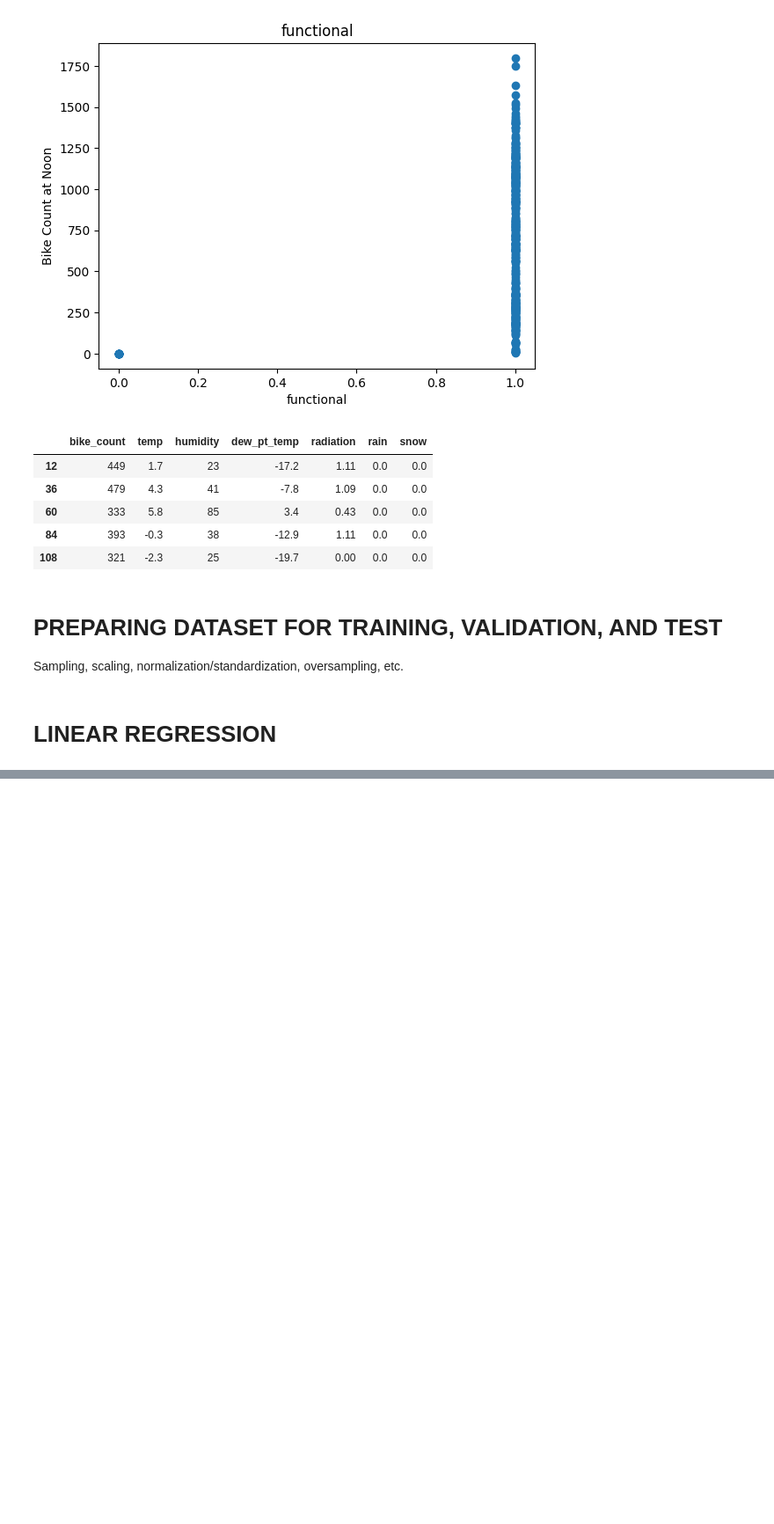
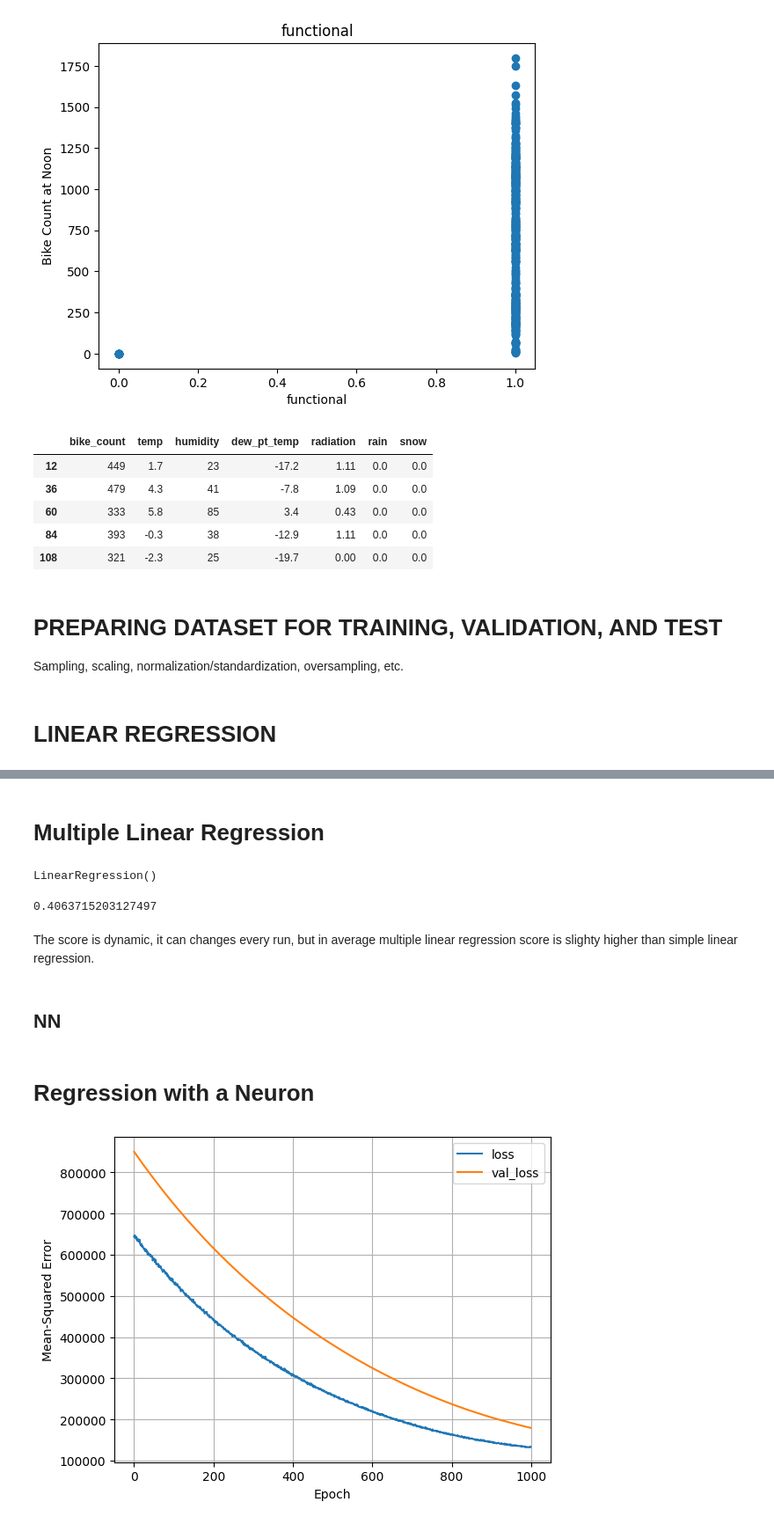
Before and after one commit to luthfiarsd/machinelearning-basic, a Jupyter notebook: regression-seoul_bike.ipynb, the cells around one changed output, grey strips where cells are left out. Shown: that part at 88% size. Cells and saved outputs as stored; diff of their text form; code cells hidden in the pictures; blank space fills up the shorter version.

```diff
--- a/regression-seoul_bike.ipynb
+++ b/regression-seoul_bike.ipynb
@@ -90,0 +173,2 @@ from sklearn.linear_model import LinearRegression
+# %% [markdown]
+# **Multiple Linear Regression**
@@ -90,0 +182,58 @@ from sklearn.linear_model import LinearRegression
+# %%
+all_reg = LinearRegression()
+
+# Fitting the model into the dataset
+all_reg.fit(X_train_all, y_train_all)
+# %% [output]
+LinearRegression()
+# %%
+# Getting the R^2 (Coefficient of Determination)
+all_reg.score(X_test_all, y_test_all)
+# %% [output]
+0.4063715203127497
+# %% [markdown]
+The score is dynamic, it can changes every run, but in average multiple linear regression score is slighty higher than simple linear regression.
+# %% [markdown]
+## **NN**
+# %% [markdown]
+# **Regression with a Neuron**
+# %%
+# MAKE NORMALIZATION LAYER
+
+# Normalization: change the distribution of temperature data into a more standard or normal distribution, with a mean of zero and a standard deviation of one.
+
+# Input shape 1D
+temp_normalizer= tf.keras.layers.Normalization(input_shape=(1,), axis=None)
+
+# Adapt normalized value in X_train_temp (X_train_temp is reshaped first into 1D)
+temp_normalizer.adapt(X_train_temp.reshape(-1))
+# %%
+# MAKE A NEURON MODEL
+temp_1n_model = tf.keras.Sequential([
+    temp_normalizer,
+    # Unlike Neural Network in Classification, there's no activation because the output is going to be linear.
+    tf.keras.layers.Dense(1)
+])
+
+# COMPILING MODEL
+# Learning rate etc, affects the training performance
+temp_1n_model.compile(optimizer=tf.keras.optimizers.Adam(learning_rate=0.1), loss="mean_squared_error")
+
+# FITTING THE MODEL INTO THE DATASET
+history = temp_1n_model.fit(
+        X_train_temp, y_train_temp, epochs=1000, validation_data=(X_valid_temp, y_valid_temp), verbose=0
+    )
+# %%
+def plot_loss(history):
+  plt.plot(history.history['loss'], label='loss')
+  plt.plot(history.history['val_loss'], label='val_loss')
+  plt.xlabel('Epoch')
+  plt.ylabel('Mean-Squared Error')
+  plt.legend()
+  plt.grid(True)
+  plt.show()
+
+
+plot_loss(history)
+# %% [output]
+[figure, added]
```
Also changed, not shown: parts of 30 cells of this notebook.
